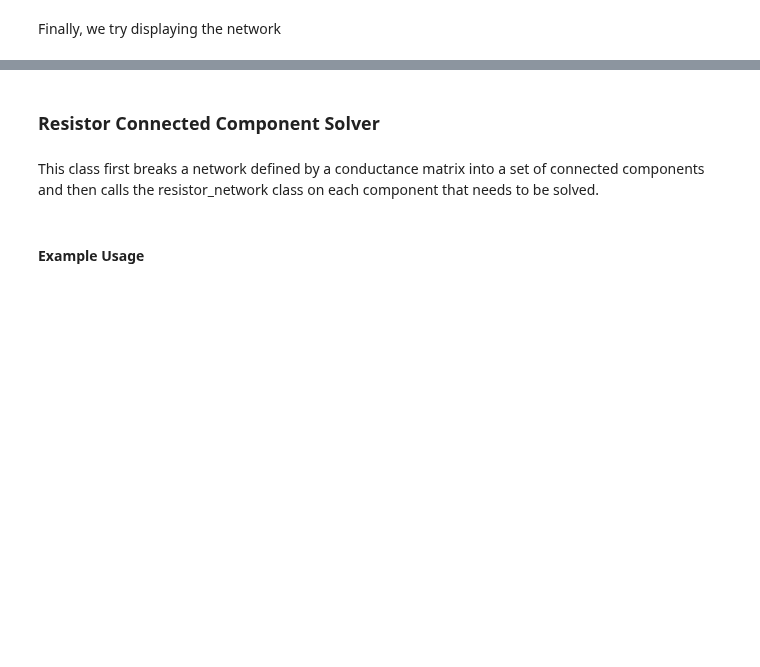
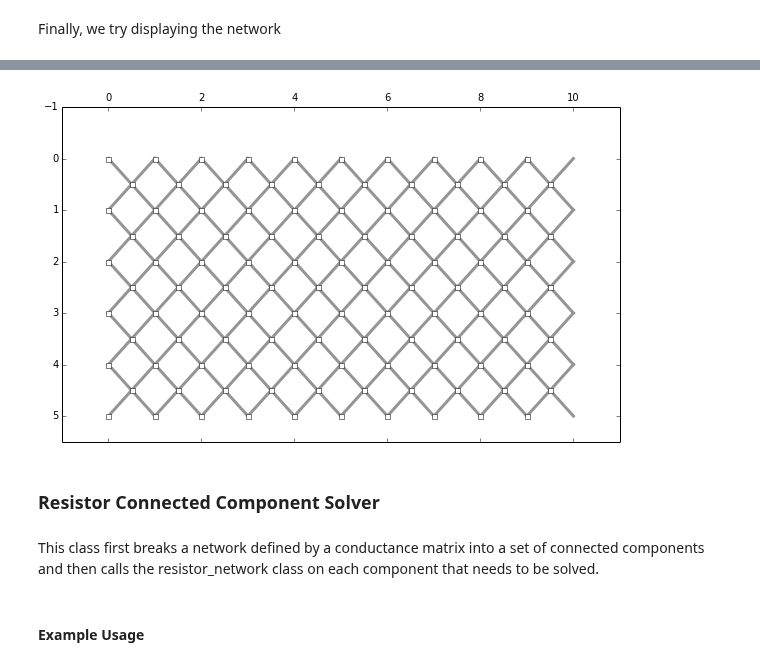
Before and after one commit to forrestsheldon/memNets, a Jupyter notebook: Resistor_Networks_V2.ipynb, the cells around one changed output, grey strips where cells are left out. Cells and saved outputs as stored; diff of their text form; code cells hidden in the pictures; blank space fills up the shorter version.

```diff
--- a/Resistor_Networks_V2.ipynb
+++ b/Resistor_Networks_V2.ipynb
@@ -462,0 +502,9 @@ Rnet.display_ring(ax, 'log_voltage_drop', nodesize=8)
+# %%
+
+G = gen_adj.cubic_2d_diagonal_periodic((11, 10))
+
+v_external = np.empty(11*10) * np.nan
+v_external[0:10] = 1
+v_external[-10:] = 0
+
+Rnet = ResistorNetwork(G, v_external)
@@ -463,3 +513,8 @@ Rnet.display_ring(ax, 'log_voltage_drop', nodesize=8)
+# %%
+fig, ax = plt.subplots(figsize=(10,6))
+Rnet.display_diag_grid(ax, (11,10), 'conductance', colormin=0, colormax=2)
+# %% [output]
+[figure, added]
 # %% [markdown]
 ### Resistor Connected Component Solver
 # %% [markdown]
```
Also changed, not shown: parts of 8 cells of this notebook, 2 other files.
